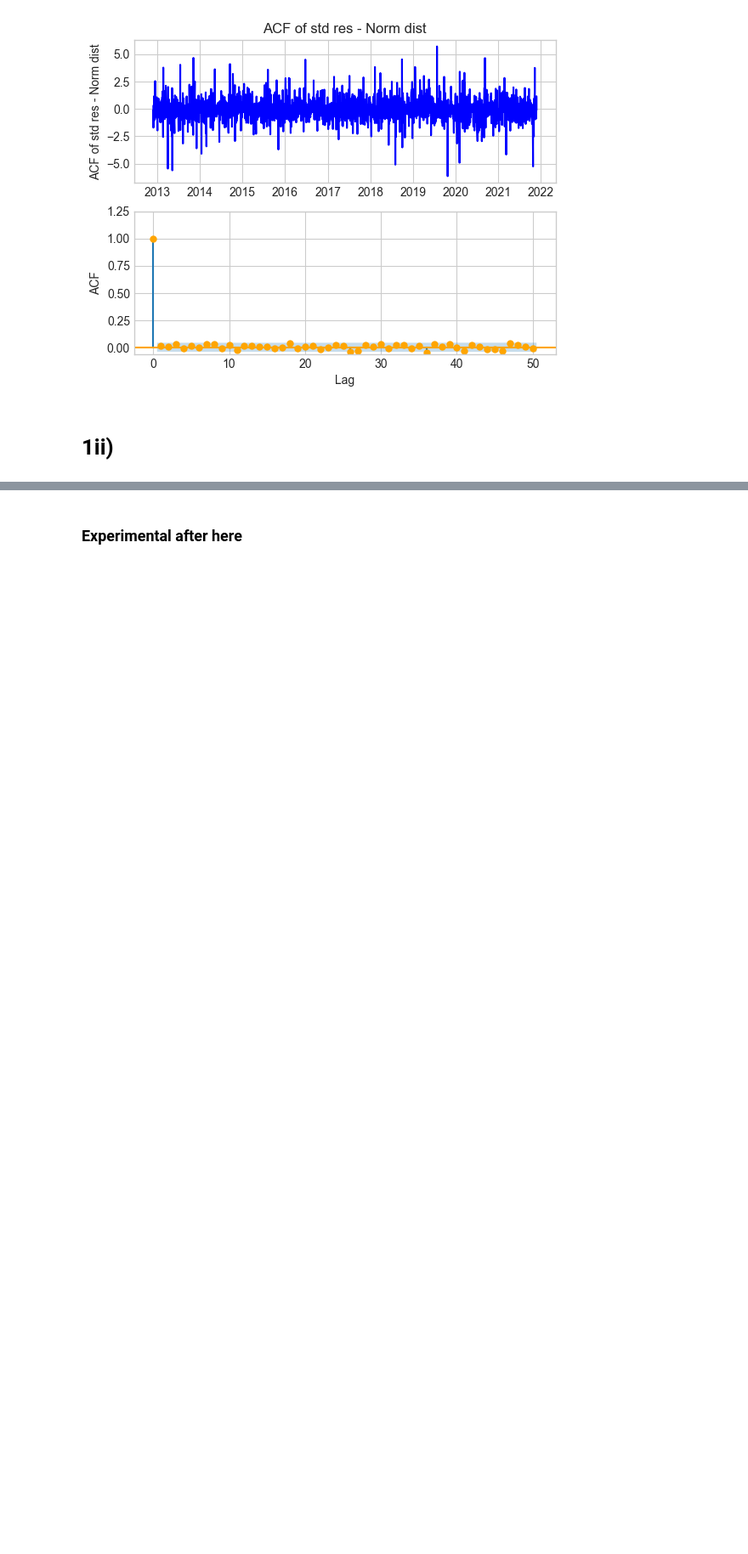
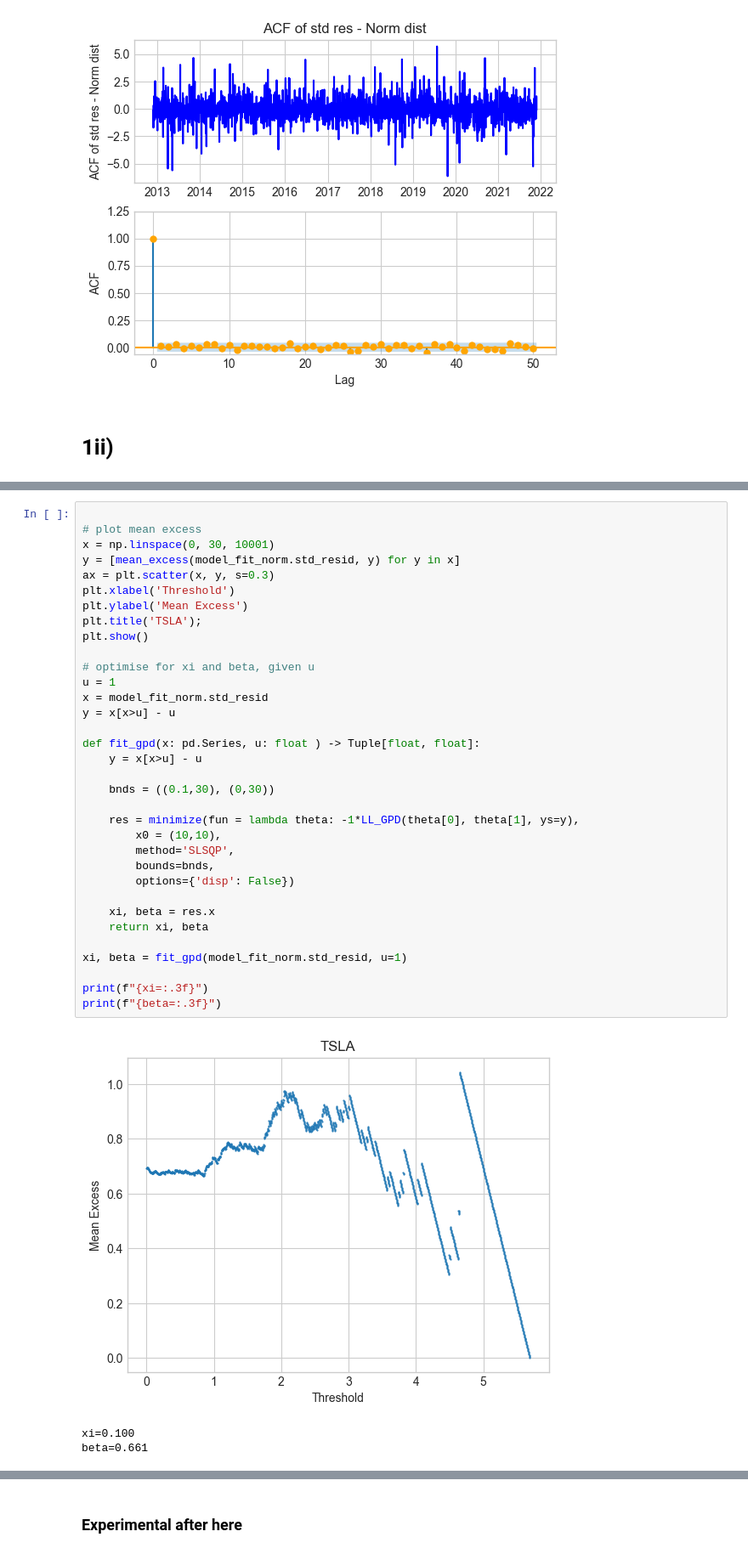
Before and after one commit to georgec123/qrm2, a Jupyter notebook: q2/q2.ipynb, the cells around one changed output, grey strips where cells are left out. Shown at 85% size. Drawn from its saved outputs; the diff is of its cells as text; blank space fills up the shorter version.

```diff
--- a/q2/q2.ipynb
+++ b/q2/q2.ipynb
@@ -133,0 +266,38 @@ qqplot(model_fit_norm.std_resid, dist=t_dist_fit); plt.show()
+# %%
+
+# plot mean excess
+x = np.linspace(0, 30, 10001)
+y = [mean_excess(model_fit_norm.std_resid, y) for y in x]
+ax = plt.scatter(x, y, s=0.3)
+plt.xlabel('Threshold')
+plt.ylabel('Mean Excess')
+plt.title('TSLA');
+plt.show()
+
+# optimise for xi and beta, given u
+u = 1
+x = model_fit_norm.std_resid
+y = x[x>u] - u
+
+def fit_gpd(x: pd.Series, u: float ) -> Tuple[float, float]:
+    y = x[x>u] - u
+
+    bnds = ((0.1,30), (0,30))
+
+    res = minimize(fun = lambda theta: -1*LL_GPD(theta[0], theta[1], ys=y),
+        x0 = (10,10),
+        method='SLSQP',
+        bounds=bnds,
+        options={'disp': False})
+
+    xi, beta = res.x
+    return xi, beta
+
+xi, beta = fit_gpd(model_fit_norm.std_resid, u=1)
+
+print(f"{xi=:.3f}")
+print(f"{beta=:.3f}")
+# %% [output]
+[figure, added]
+xi=0.100
+beta=0.661
```
Also changed, not shown: parts of 34 cells of this notebook.
